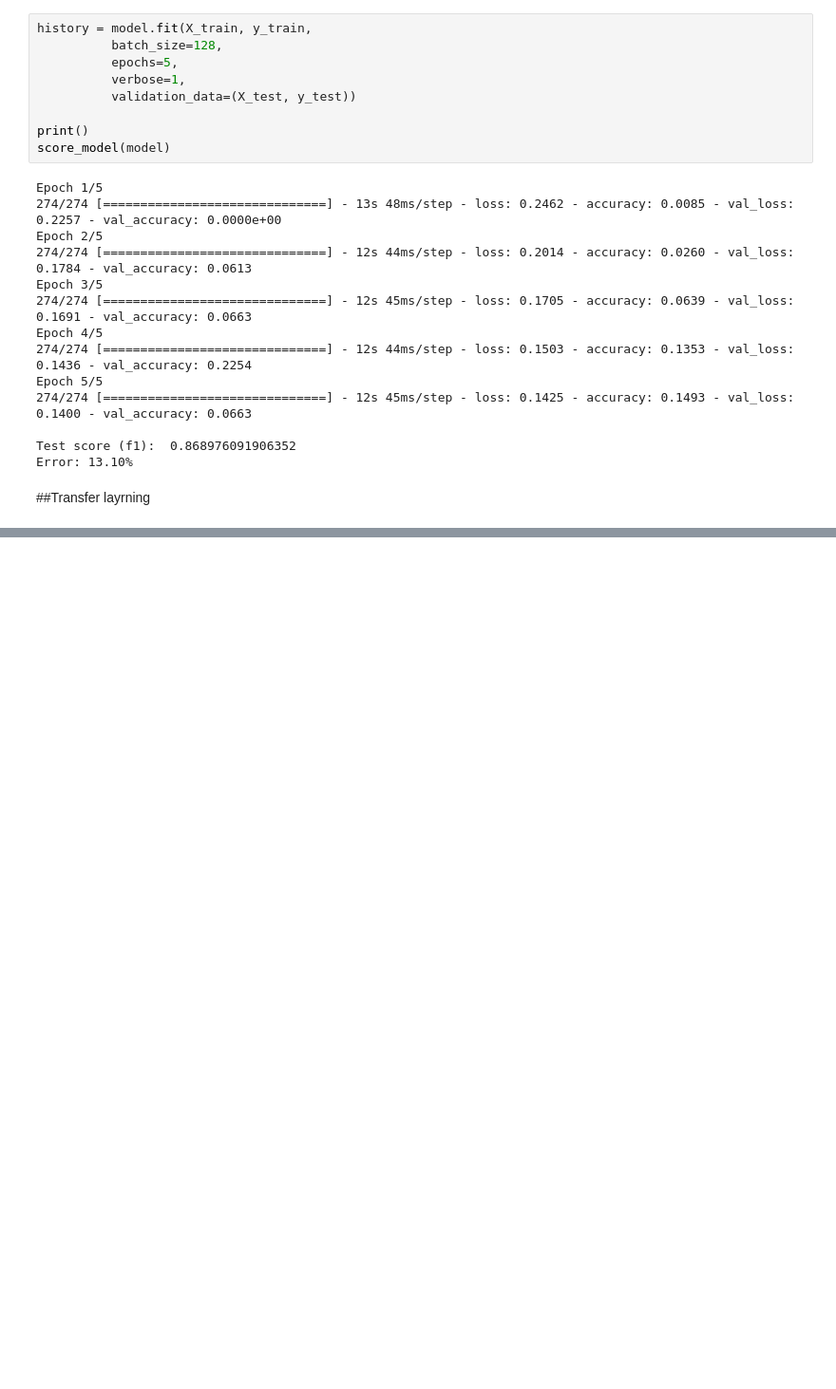
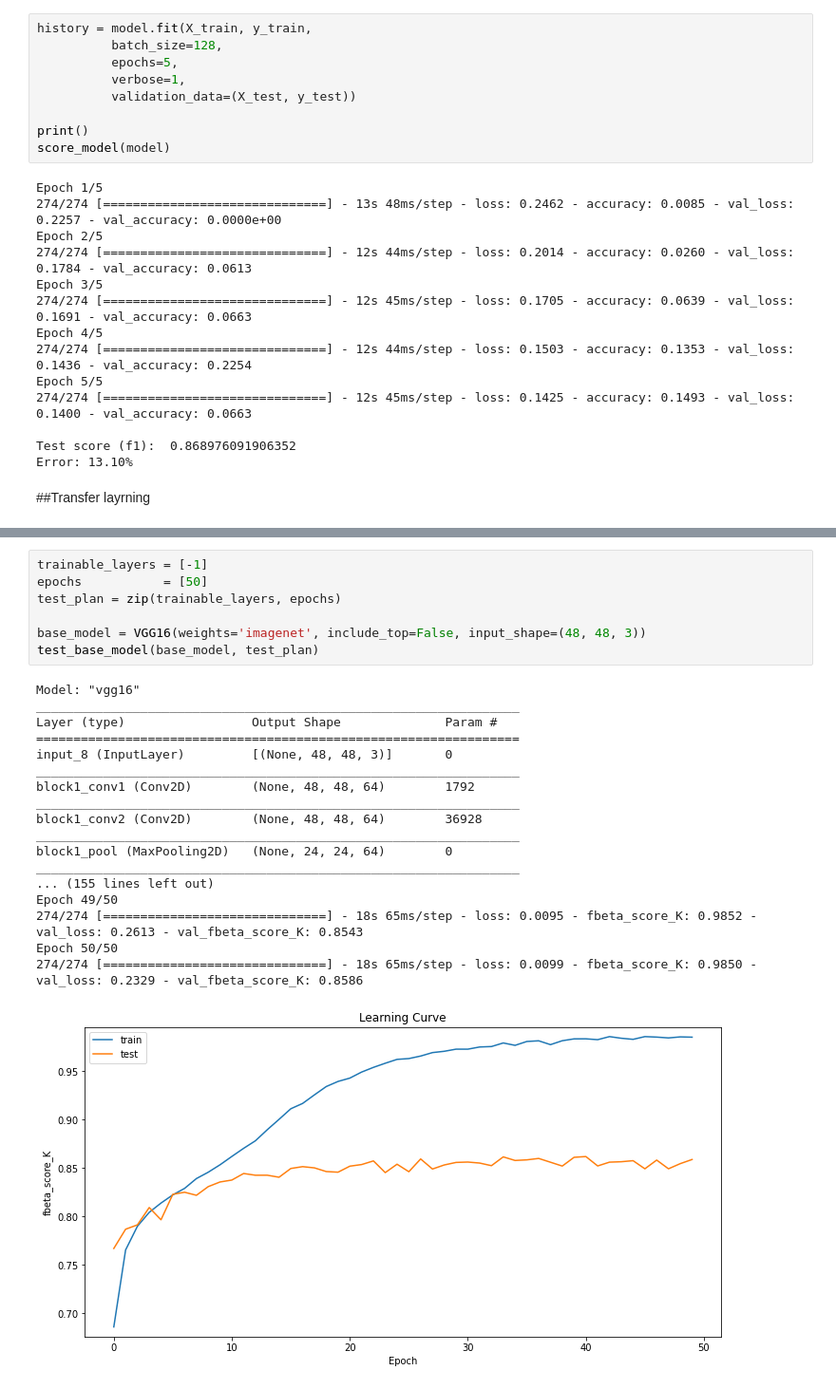
Before and after one commit to JakubStanczak/Amazon_forest_classification, a Jupyter notebook: Amazon_forest.ipynb, the cells around one changed output, grey strips where cells are left out. Shown at 95% size. Drawn from its saved outputs; the diff is of its cells as text; blank space fills up the shorter version.

```diff
--- a/Amazon_forest.ipynb
+++ b/Amazon_forest.ipynb
@@ -385,0 +245,26 @@ Error: 11.33%
+# %%
+trainable_layers = [-1]
+epochs           = [50]
+test_plan = zip(trainable_layers, epochs)
+
+base_model = VGG16(weights='imagenet', include_top=False, input_shape=(48, 48, 3))
+test_base_model(base_model, test_plan)
+# %% [output]
+Model: "vgg16"
+_________________________________________________________________
+Layer (type)                 Output Shape              Param #
+=================================================================
+input_8 (InputLayer)         [(None, 48, 48, 3)]       0
+_________________________________________________________________
+block1_conv1 (Conv2D)        (None, 48, 48, 64)        1792
+_________________________________________________________________
+block1_conv2 (Conv2D)        (None, 48, 48, 64)        36928
+_________________________________________________________________
+block1_pool (MaxPooling2D)   (None, 24, 24, 64)        0
+_________________________________________________________________
+... (155 lines left out)
+Epoch 49/50
+274/274 [==============================] - 18s 65ms/step - loss: 0.0095 - fbeta_score_K: 0.9852 - val_loss: 0.2613 - val_fbeta_score_K: 0.8543
+Epoch 50/50
+274/274 [==============================] - 18s 65ms/step - loss: 0.0099 - fbeta_score_K: 0.9850 - val_loss: 0.2329 - val_fbeta_score_K: 0.8586
+[figure, added]
```
Also changed, not shown: parts of 23 cells of this notebook.
